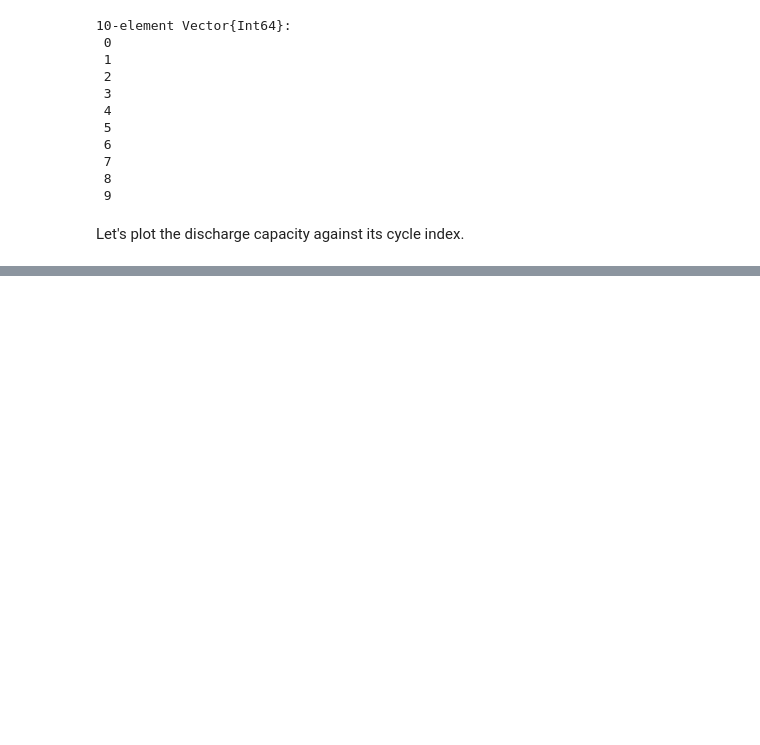
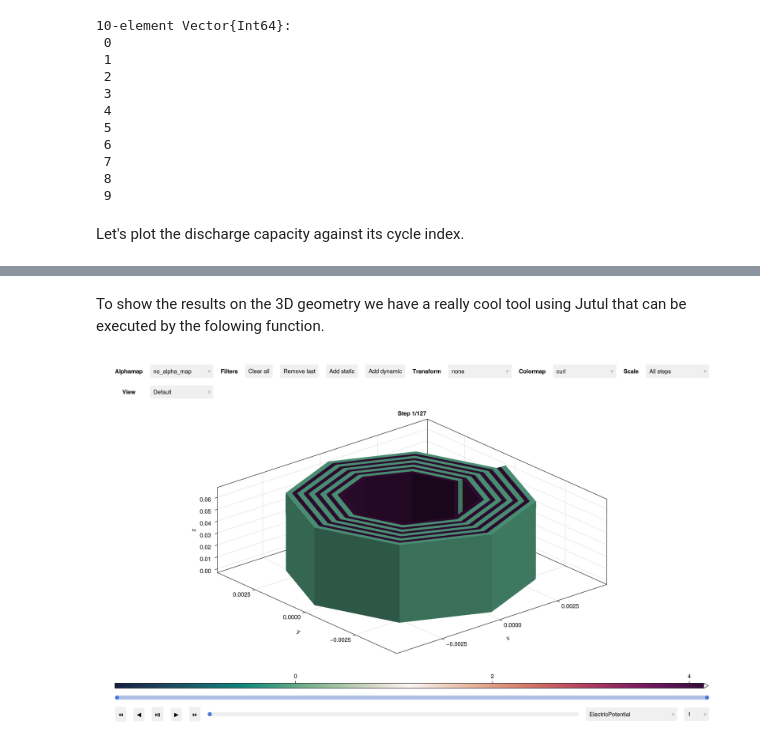
Before and after one commit to BattMoTeam/BattMo-workshop-2025-10-20, a Jupyter notebook: battmo_workshop.ipynb, the cells around one changed output, grey strips where cells are left out. Saved outputs shown, nothing was run; the diff lists cells and outputs as text; code cells hidden in the pictures; blank space fills up the shorter version.

```diff
--- a/battmo_workshop.ipynb
+++ b/battmo_workshop.ipynb
@@ -465,0 +1471,7 @@ f
+# %% [markdown]
+To show the results on the 3D geometry we have a really cool tool using Jutul that can be executed by the folowing function.
+# %%
+GLMakie.activate!(inline=false)
+plot_interactive_3d(output; colormap = :curl)
+# %% [output]
+[figure, added]
```
Also changed, not shown: parts of 136 cells of this notebook, 6 other files.
